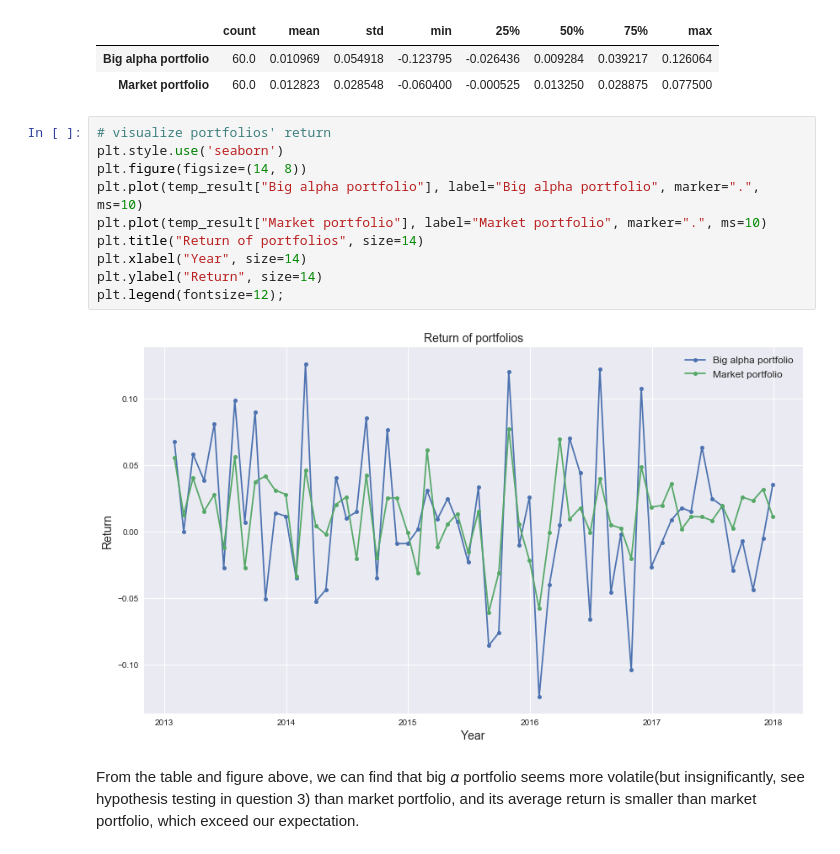
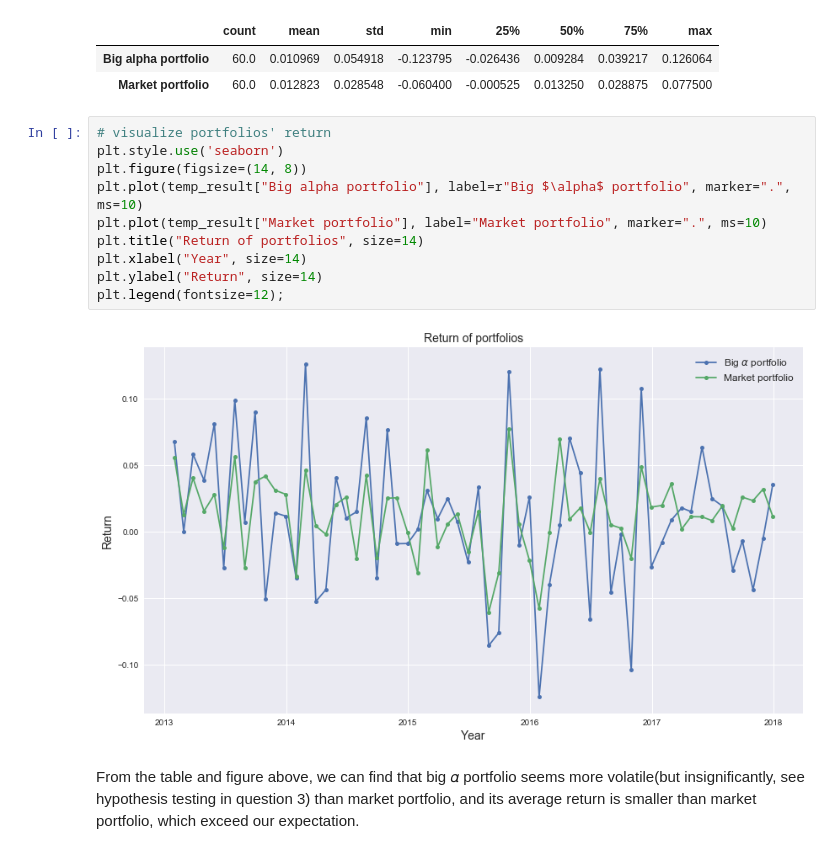
Before and after one commit to Andy-Liu66/2018NCCU-Econometrics, a Jupyter notebook: Homework 1/Homework 1.ipynb, the cells around one changed output. Drawn from its saved outputs; the diff is of its cells as text.

```diff
--- a/Homework 1/Homework 1.ipynb
+++ b/Homework 1/Homework 1.ipynb
@@ -611,15 +611,15 @@ temp_result.describe().T
 # %%
 # visualize portfolios' return
 plt.style.use('seaborn')
 plt.figure(figsize=(14, 8))
-plt.plot(temp_result["Big alpha portfolio"], label="Big alpha portfolio", marker=".", ms=10)
+plt.plot(temp_result["Big alpha portfolio"], label=r"Big $\alpha$ portfolio", marker=".", ms=10)
 plt.plot(temp_result["Market portfolio"], label="Market portfolio", marker=".", ms=10)
 plt.title("Return of portfolios", size=14)
 plt.xlabel("Year", size=14)
 plt.ylabel("Return", size=14)
 plt.legend(fontsize=12);
 # %% [output]
-[figure, old version]
+[figure, new version]
 # %% [markdown]
 From the table and figure above, we can find that big 𝛼 portfolio seems more volatile(but insignificantly, see hypothesis testing in question 3) than market portfolio, and its average return is smaller than market portfolio, which exceed our expectation.
 # %% [markdown]
```
Also changed, not shown: parts of 12 cells of this notebook.
